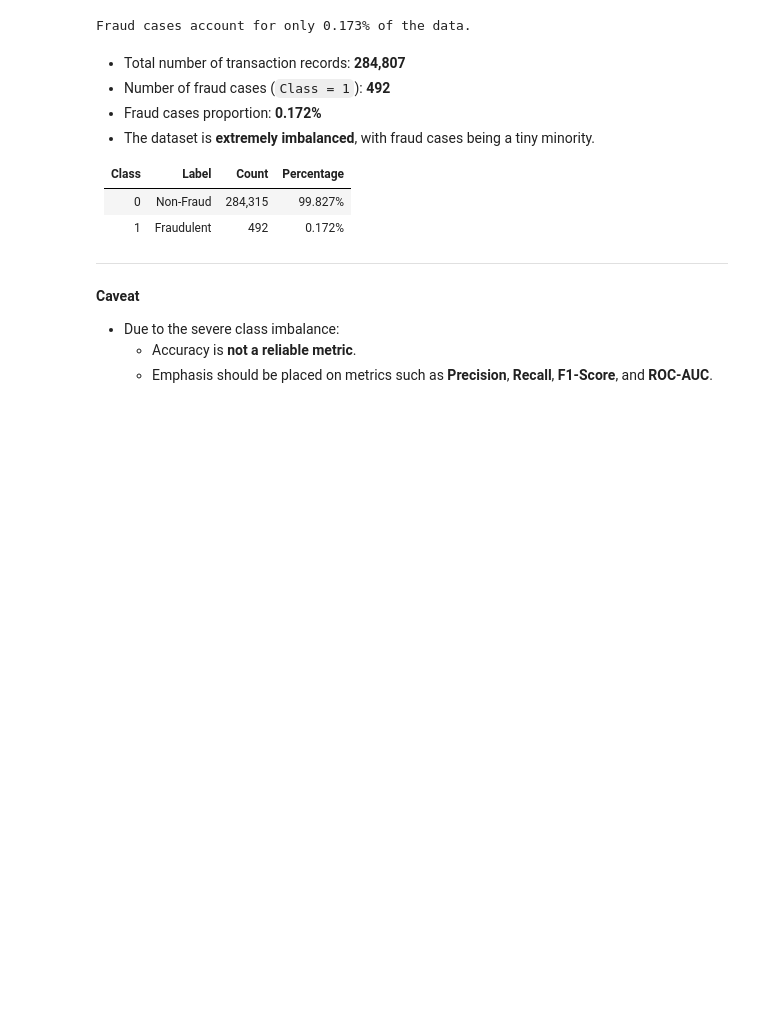
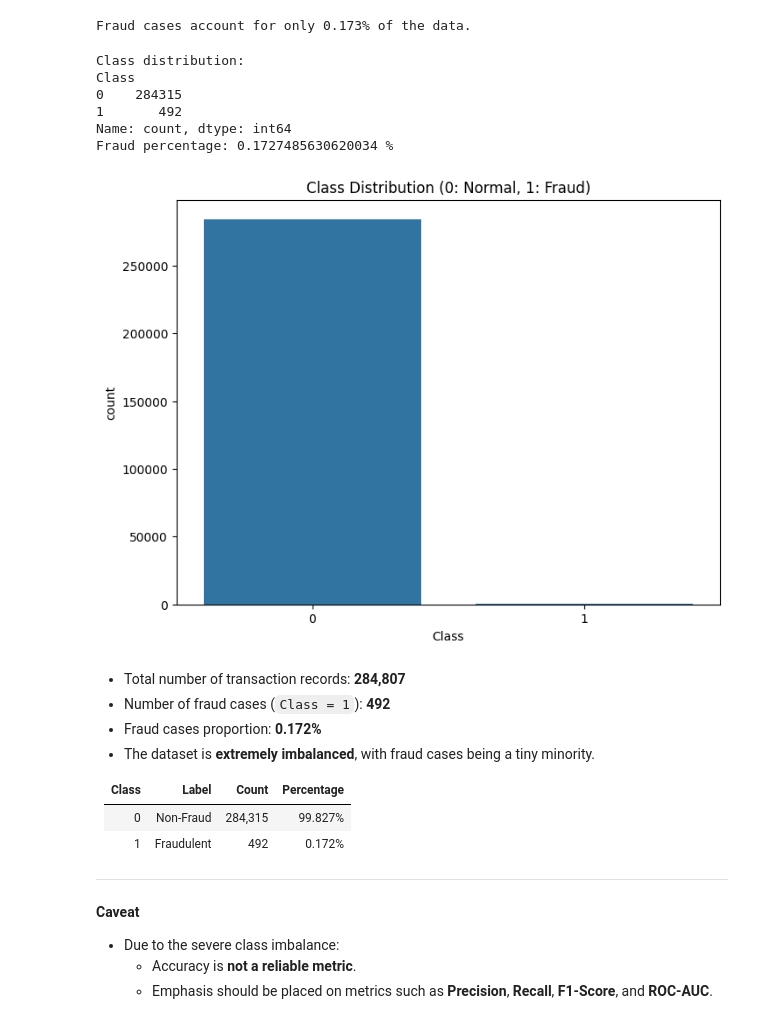
Before and after one commit to Geethika2506/Machine-Learning-final-project, a Jupyter notebook: Final_project.ipynb, the cells around one changed output. Drawn from its saved outputs; the diff is of its cells as text; code cells hidden in the pictures; blank space fills up the shorter version.

```diff
--- a/Final_project.ipynb
+++ b/Final_project.ipynb
@@ -94,6 +106,26 @@ fraud_ratio = df['Class'].mean() * 100
 print(f"Fraud cases account for only {fraud_ratio:.3f}% of the data.")
 # %% [output]
 Fraud cases account for only 0.173% of the data.
+# %%
+# Check class distribution
+print("Class distribution:")
+print(df['Class'].value_counts())
+print("Fraud percentage:", df['Class'].mean() * 100, "%")
+# %% [output]
+Class distribution:
+Class
+0    284315
+1       492
+Name: count, dtype: int64
+Fraud percentage: 0.1727485630620034 %
+# %%
+# Visualize class distribution
+plt.figure(figsize=(8, 6))
+sns.countplot(x='Class', data=df)
+plt.title('Class Distribution (0: Normal, 1: Fraud)')
+plt.show()
+# %% [output]
+[figure, added]
 # %% [markdown]
 - Total number of transaction records: **284,807**
 - Number of fraud cases (`Class = 1`): **492**
```
Also changed, not shown: parts of 18 cells of this notebook, 1 other file.
